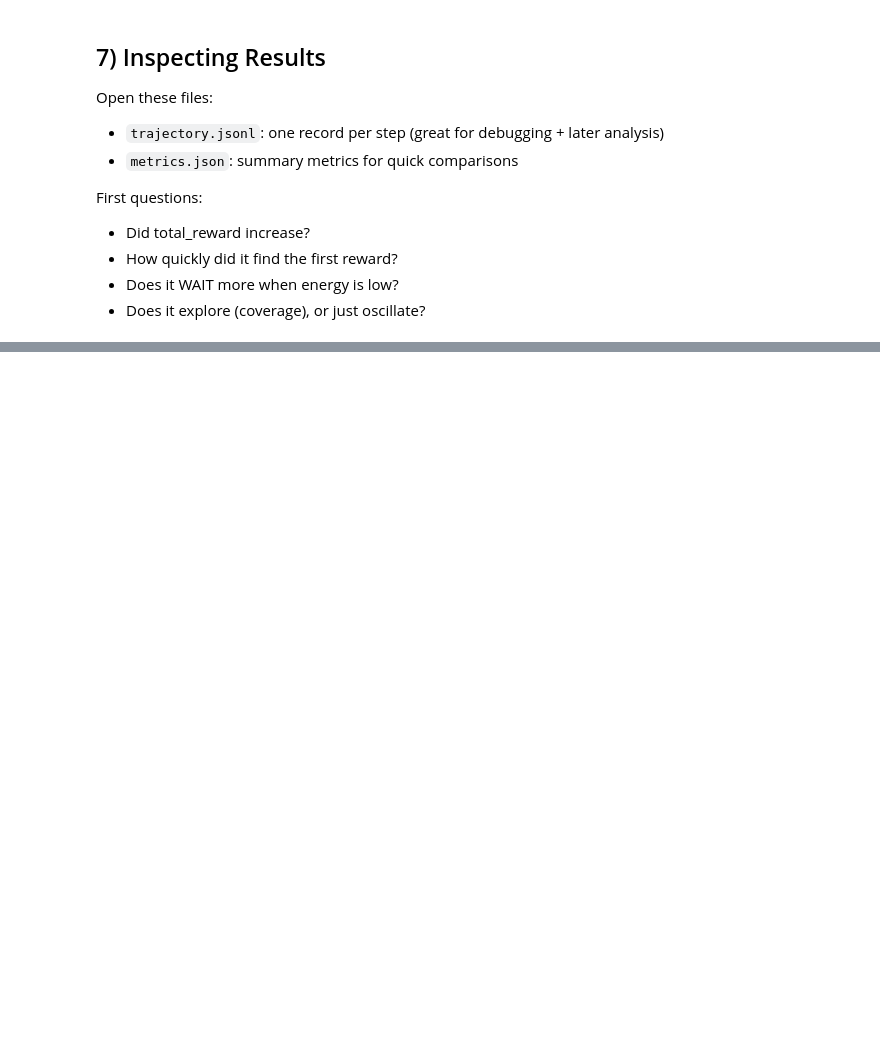
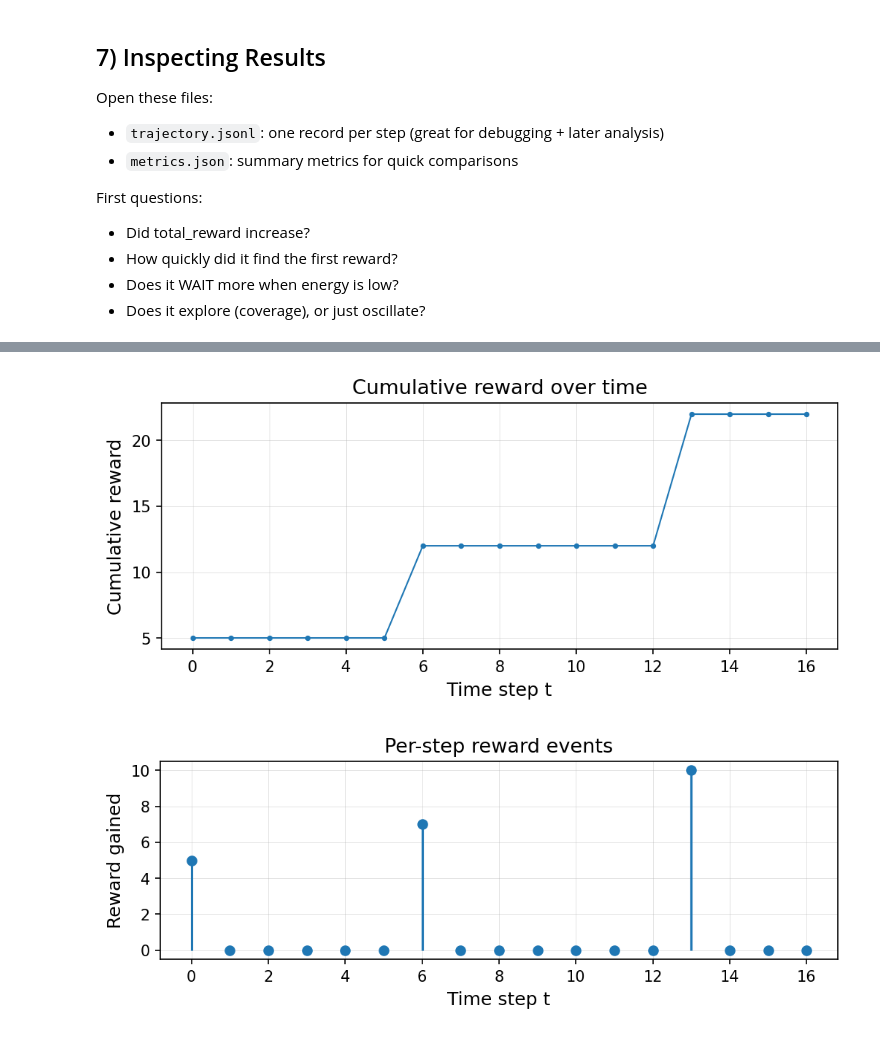
Before and after one commit to ChakreshIITGN/Gen_LLM_coordination, a Jupyter notebook: experiments/test.ipynb, the cells around one changed output, grey strips where cells are left out. Drawn from its saved outputs; the diff is of its cells as text; code cells hidden in the pictures; blank space fills up the shorter version.

```diff
--- a/experiments/test.ipynb
+++ b/experiments/test.ipynb
@@ -361,0 +577,22 @@ for row in lines[-5:]:
+# %%
+# Plot 3 — Reward dynamics: cumulative reward + per-step events
+fig, ax = plt.subplots(figsize=(7.0, 3.2))
+ax.plot(df["t"], df["reward_cum"], marker="o", markersize=2.5, linewidth=1.0)
+ax.set_xlabel("Time step t")
+ax.set_ylabel("Cumulative reward")
+ax.set_title("Cumulative reward over time")
+ax.grid(True, linewidth=0.4, alpha=0.4)
+fig.tight_layout()
+plt.show()
+
+fig, ax = plt.subplots(figsize=(7.0, 2.8))
+ax.stem(df["t"], df["reward"], basefmt=" ")
+ax.set_xlabel("Time step t")
+ax.set_ylabel("Reward gained")
+ax.set_title("Per-step reward events")
+ax.grid(True, linewidth=0.4, alpha=0.4)
+fig.tight_layout()
+plt.show()
+# %% [output]
+[figure, added]
+[figure, added]
```
Also changed, not shown: parts of 18 cells of this notebook, 18 other files.
